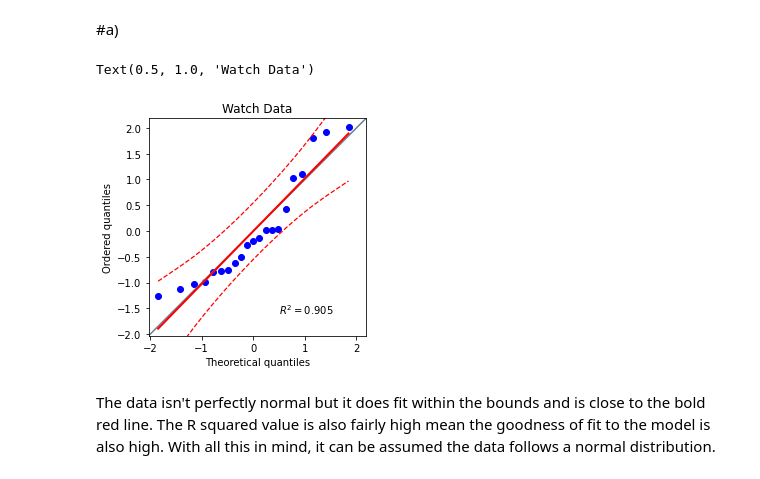
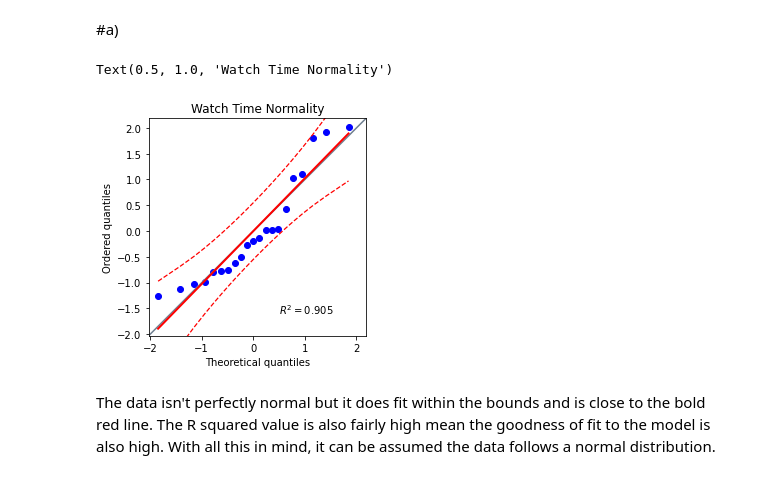
Before and after one commit to DrewFinley/IMSE-441, a Jupyter notebook: IMSE441_Midterm_1_(DF).ipynb, the cells around one changed output. Drawn from its saved outputs; the diff is of its cells as text; code cells hidden in the pictures.

```diff
--- a/IMSE441_Midterm_1_(DF).ipynb
+++ b/IMSE441_Midterm_1_(DF).ipynb
@@ -236,12 +245,11 @@ e) Calculate df['Time'].mean(), is it the actual mean or sample mean?
 # %% [markdown]
 #a)
 # %%
-
 plt.show()
-pg.qqplot(df['time']).set_title('Watch Data')
+pg.qqplot(df['time']).set_title('Watch Time Normality')
 # %% [output]
-Text(0.5, 1.0, 'Watch Data')
+Text(0.5, 1.0, 'Watch Time Normality')
-[figure, old version]
+[figure, new version]
 # %% [markdown]
 The data isn't perfectly normal but it does fit within the bounds and is close to the bold red line. The R squared value is also fairly high mean the goodness of fit to the model is also high. With all this in mind, it can be assumed the data follows a normal distribution.
 # %%
```
Also changed, not shown: parts of 7 cells of this notebook.
